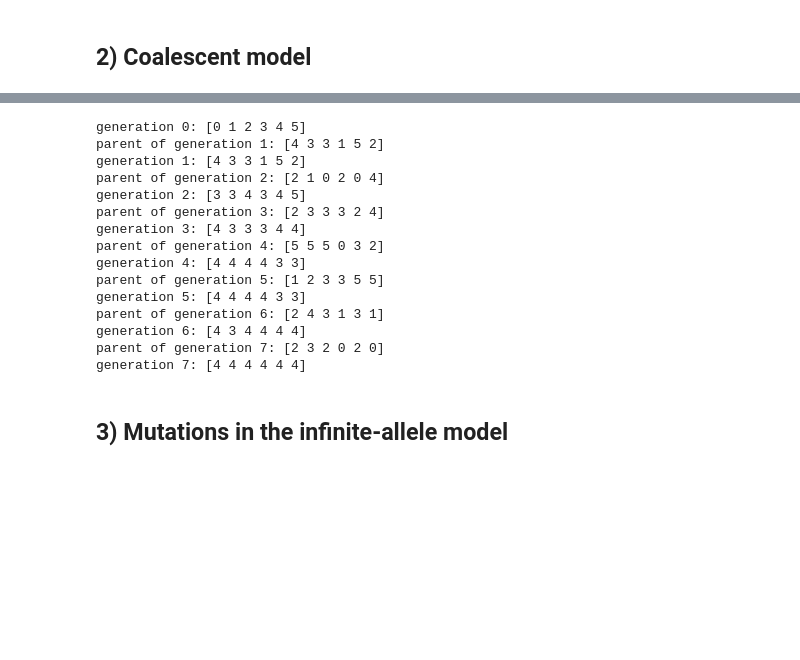
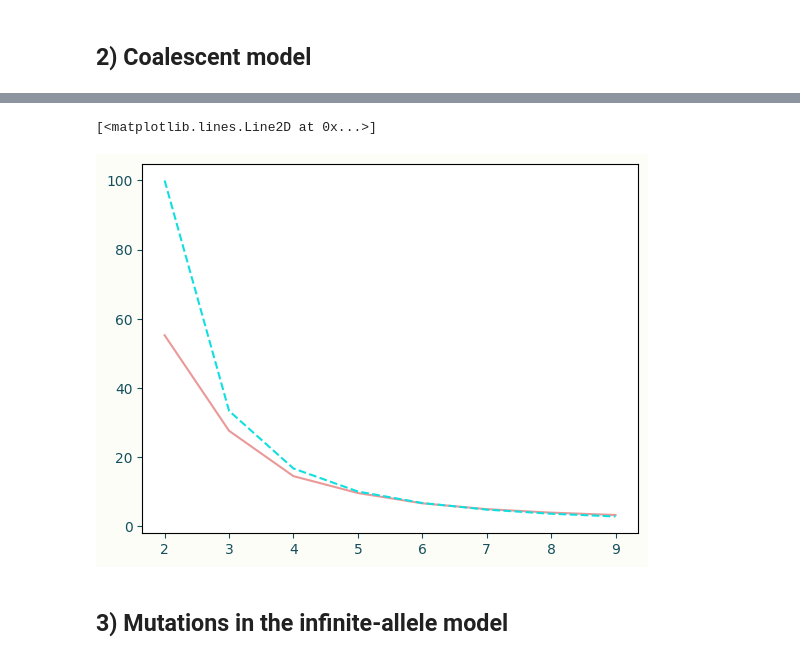
Before and after one commit to ConstensouxAlexis/GPOP, a Jupyter notebook: model.ipynb, the cells around one changed output, grey strips where cells are left out. Cells and saved outputs as stored; diff of their text form; code cells hidden in the pictures; blank space fills up the shorter version.

```diff
--- a/model.ipynb
+++ b/model.ipynb
@@ -395,7 +403,10 @@ class CoalescentModel:
         self.sample_size = new_sample_size
 # %%
 all_nb_gen_to_fce = []
-for n in range(50, 75, 1):
+all_nb_gen_all_idb = []
+
+for n in tqdm(range(2, 10, 1)):
     model_co = CoalescentModel(N=100, t=1000, p=0.5, sample_size=n, nb_simulations=30)
-    etn = model_co.estimate_simulation_parameters()
+    etn, t = model_co.estimate_simulation_parameters()
     all_nb_gen_to_fce.append(etn)
+    all_nb_gen_all_idb.append(t)
@@ -441,25 +413,40 @@ print(np.shape(parents_matrix[: 19]))
-# %%
-print(f"generation 0: {ids[0]}")
-sample = [0, 1]  #sample to look at in last generation
-for i, (parent, aids) in enumerate(zip(p, ids[1:])):
-    print(f"parent of generation {i+1}: {parent}")
-    print(f"generation {i+1}: {aids}")
-# %% [output]
-generation 0: [0 1 2 3 4 5]
-parent of generation 1: [4 3 3 1 5 2]
-generation 1: [4 3 3 1 5 2]
-parent of generation 2: [2 1 0 2 0 4]
-generation 2: [3 3 4 3 4 5]
-parent of generation 3: [2 3 3 3 2 4]
-generation 3: [4 3 3 3 4 4]
-parent of generation 4: [5 5 5 0 3 2]
-generation 4: [4 4 4 4 3 3]
-parent of generation 5: [1 2 3 3 5 5]
-generation 5: [4 4 4 4 3 3]
-parent of generation 6: [2 4 3 1 3 1]
-generation 6: [4 3 4 4 4 4]
-parent of generation 7: [2 3 2 0 2 0]
-generation 7: [4 4 4 4 4 4]
+# %%
+def compute_theoretical_expectation(pop_size, sample_size):
+    N = pop_size
+    n = sample_size
+    expectation = 2*N/(n * (n -1))
+    return expectation
+
+
+def compute_corrected_theoretical_expectation(t, pop_size, sample_size):
+    N = pop_size
+    n = sample_size
+    # x is PIn here
+    x = 1 - (n*(n-1))/(2*N)
+    t -= 1
+    expectation = ((1 - x**(t + 1))/(1 - x)) - (t + 1)*(x**t)
+    return expectation
+# %%
+pop_size = 100
+
+theoretical_expectations = []
+for sample_size in range(2, 10, 1):
+    expectation = compute_theoretical_expectation(pop_size, sample_size)
+    theoretical_expectations.append(expectation)
+
+corrected_theoretical_expectations = []
+for sample_size, t in zip(range(2, 10, 1), all_nb_gen_all_idb):
+    expectation = compute_corrected_theoretical_expectation(t, pop_size, sample_size)
+    corrected_theoretical_expectations.append(expectation)
+# %%
+sample_size_range = np.arange(2, 10, 1)
+plt.plot(sample_size_range, all_nb_gen_to_fce, label="Simulated", color="#ea9999")
+plt.plot(sample_size_range, theoretical_expectations, label="Theoretical", linestyle="--", color="#11dfdf")
+#plt.plot(sample_size_range, corrected_theoretical_expectations, label="Corrected", linestyle="--", color="#134f5c")
+#plt.legend()
+# %% [output]
+[<matplotlib.lines.Line2D at 0x...>]
+[figure, added]
 # %% [markdown]
 ## 3) Mutations in the infinite-allele model
 # %% [markdown]
```
Also changed, not shown: parts of 17 cells of this notebook.
